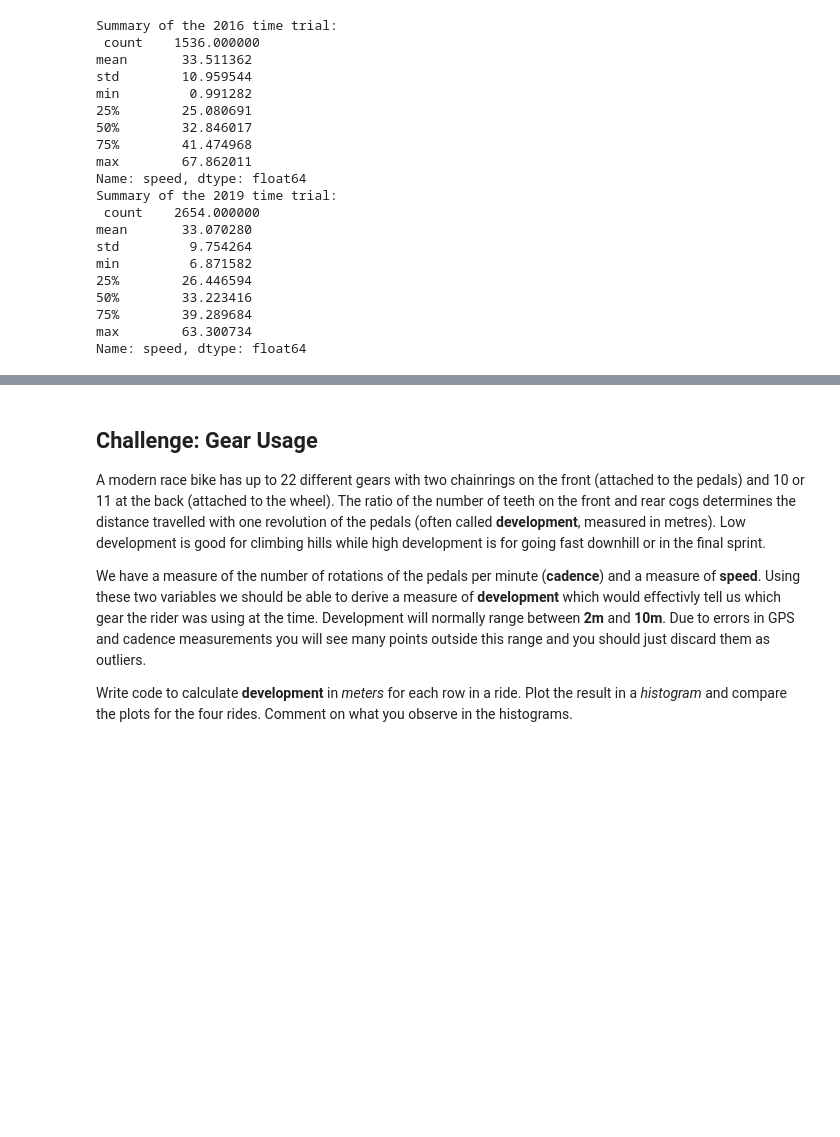
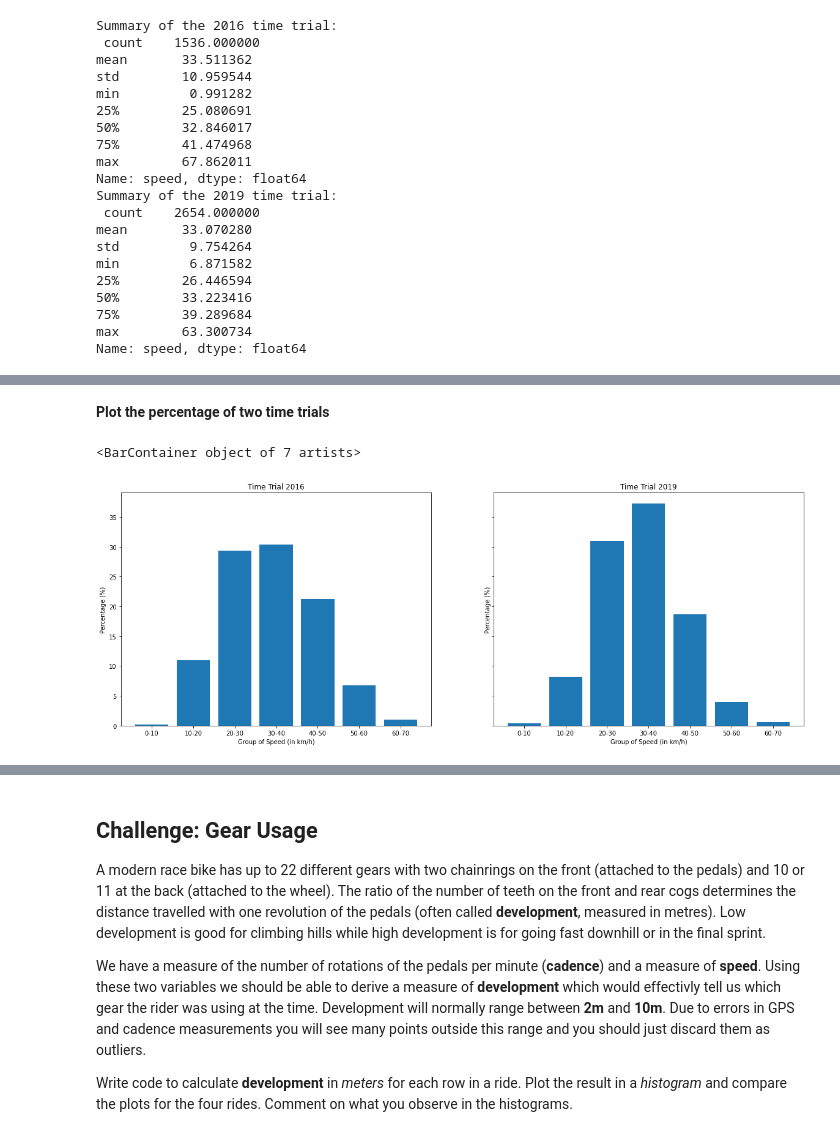
Before and after one commit to xuyenlinhHuynh/data-science-portfolio-xuyenlinhHuynh, a Jupyter notebook: Portfolio 1.ipynb, the cells around one changed output, grey strips where cells are left out. Cells and saved outputs as stored; diff of their text form; code cells hidden in the pictures; blank space fills up the shorter version.

```diff
--- a/Portfolio 1.ipynb
+++ b/Portfolio 1.ipynb
@@ -933,0 +929,6 @@ Text(0, 0.5, 'Difference')
+# %%
+# create a new dataframe that contains these percentage and the corresponding groups of speeds
+group = ['0-10', '10-20', '20-30', '30-40', '40-50', '50-60', '60-70']
+df_2016 = pd.DataFrame(group, columns = ['Group of Speeds'])
+df_2016['Percentage'] = list_2016
+df_2016
@@ -933,0 +946,12 @@ Text(0, 0.5, 'Difference')
+# %%
+# Create the list that contain the percentage of each speed group for the 2019 time trial
+i=0
+j=10
+list_2019 = []
+while(j<=70):
+    list_2019.append( (cleaned_tt_2019['speed'][(cleaned_tt_2019.speed > i) &
+                                            (cleaned_tt_2019.speed <= j)].value_counts().sum()*100)/(len(cleaned_tt_2019)) )
+    i+=10
+    j+=10
+
+list_2019
@@ -933,0 +966,5 @@ Text(0, 0.5, 'Difference')
+# %%
+# create a new dataframe that contains these percentage and the corresponding groups of speeds
+df_2019 = pd.DataFrame(group, columns = ['Group of Speeds'])
+df_2019['Percentage'] = list_2019
+df_2019
@@ -933,0 +980,19 @@ Text(0, 0.5, 'Difference')
+# %% [markdown]
+**Plot the percentage of two time trials**
+# %%
+fig, (ax1, ax2) = plt.subplots(figsize = (20,7), ncols=2, sharey= True)
+
+# The 2016 time trial
+ax1.set_title("Time Trial 2016")
+ax1.set_xlabel("Group of Speed (in km/h)")
+ax1.set_ylabel("Percentage (%)")
+ax1.bar(df_2016['Group of Speeds'], df_2016['Percentage'])
+
+# The 2019 time trial
+ax2.set_title("Time Trial 2019")
+ax2.set_xlabel("Group of Speed (in km/h)")
+ax2.set_ylabel("Percentage (%)")
+ax2.bar(df_2019['Group of Speeds'], df_2019['Percentage'])
+# %% [output]
+<BarContainer object of 7 artists>
+[figure, added]
```
Also changed, not shown: parts of 33 cells of this notebook.
